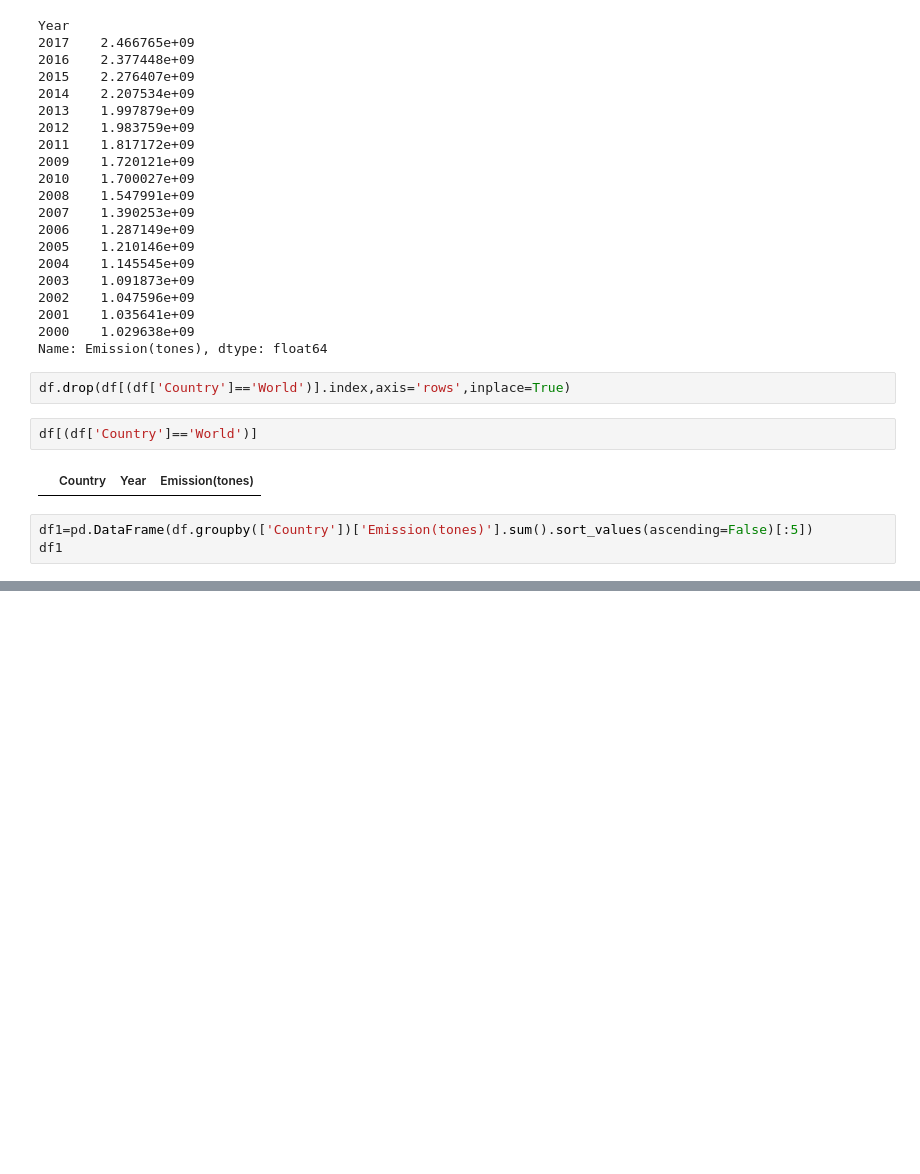
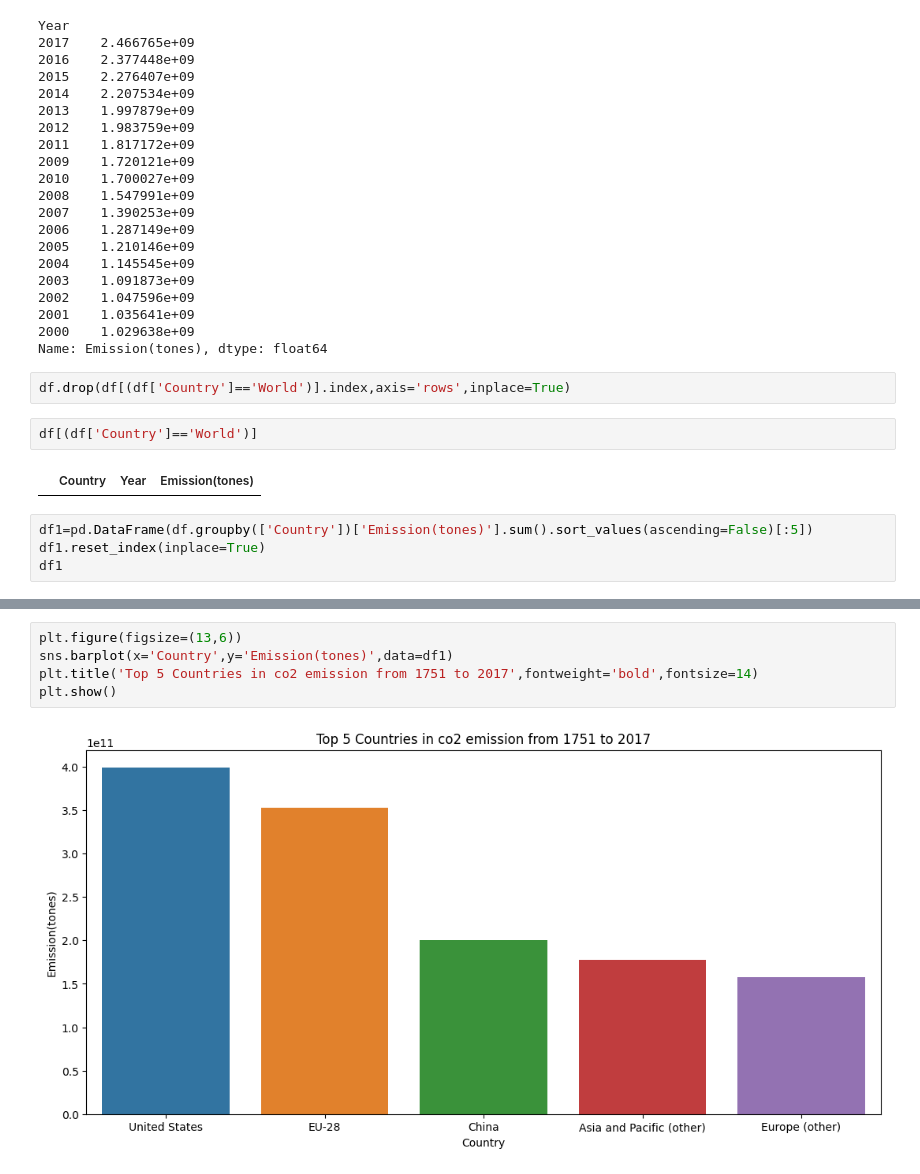
Before and after one commit to abhaygzb15/CO2-Emission-Analysis-and-Prediction, a Jupyter notebook: Emission Analysis/CO2 data analysis.ipynb, the cells around one changed output, grey strips where cells are left out. Drawn from its saved outputs; the diff is of its cells as text; blank space fills up the shorter version.

Commit message:
Plot bar chart for 5 top country emissions

```diff
--- a/Emission Analysis/CO2 data analysis.ipynb
+++ b/Emission Analysis/CO2 data analysis.ipynb
@@ -238,4 +238,5 @@ df[(df['Country']=='World')]
 |  | Country | Year | Emission(tones) |
 # %%
 df1=pd.DataFrame(df.groupby(['Country'])['Emission(tones)'].sum().sort_values(ascending=False)[:5])
+df1.reset_index(inplace=True)
 df1
@@ -241,0 +250,7 @@ df1
+# %%
+plt.figure(figsize=(13,6))
+sns.barplot(x='Country',y='Emission(tones)',data=df1)
+plt.title('Top 5 Countries in co2 emission from 1751 to 2017',fontweight='bold',fontsize=14)
+plt.show()
+# %% [output]
+[figure, added]
```
Also changed, not shown: parts of 1 cell of this notebook.
